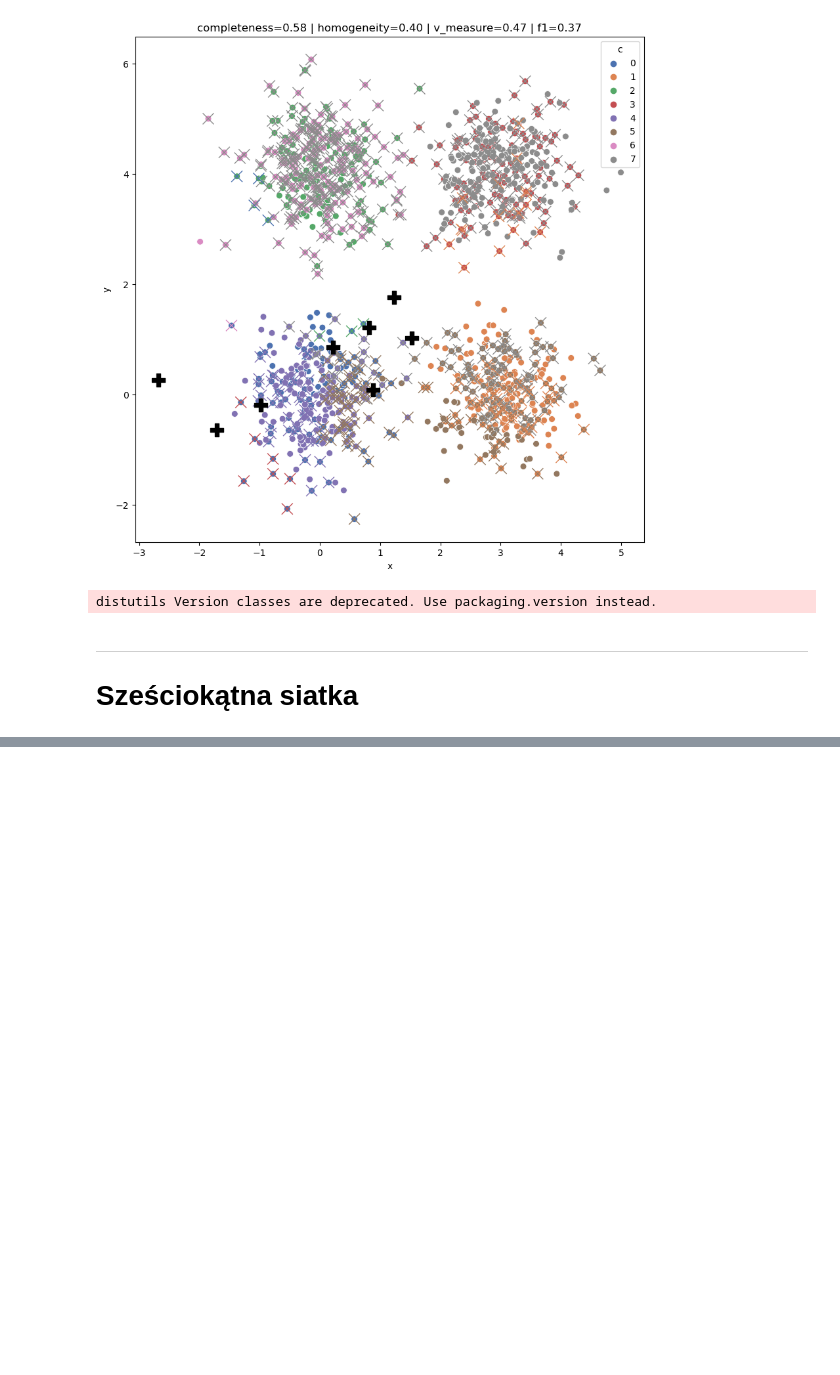
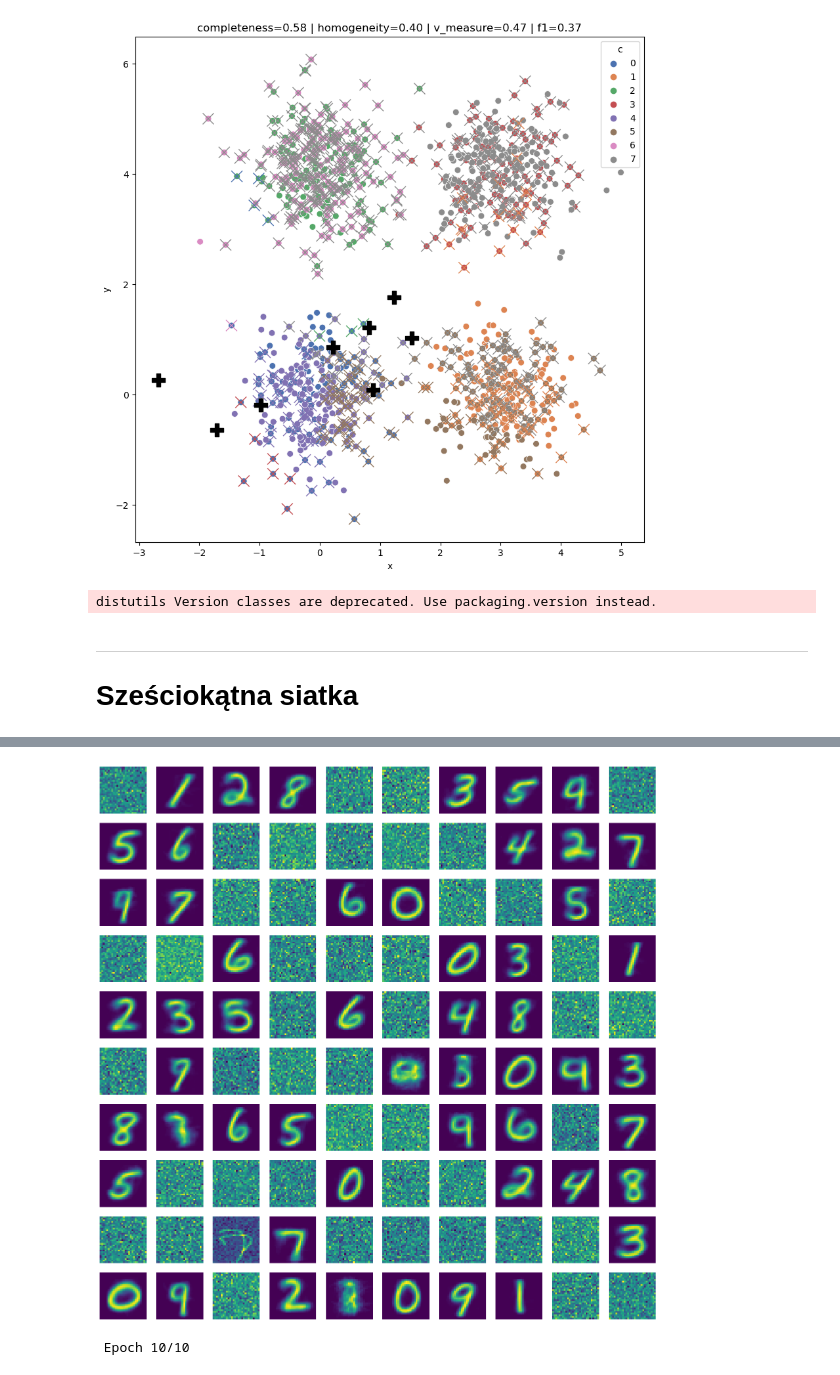
Before and after one commit to skowronskid/Computational-Analysis-Methods, a Jupyter notebook: SOM/som_experiments.ipynb, the cells around one changed output, grey strips where cells are left out. Cells and saved outputs as stored; diff of their text form; code cells hidden in the pictures; blank space fills up the shorter version.

```diff
--- a/SOM/som_experiments.ipynb
+++ b/SOM/som_experiments.ipynb
@@ -320,0 +429,12 @@ plot_clusters_2D(som,df)
+# %%
+fig, axs = plt.subplots(10, 10, figsize=(20, 20))
+axs = axs.flatten()
+
+
+
+
+for i, ax in enumerate(axs):
+    ax.imshow(np.asarray(tmp[i]).reshape(28,28))
+    ax.axis('off')
+# %% [output]
+[figure, added]
@@ -320,0 +443,4 @@ plot_clusters_2D(som,df)
+# %%
+som4.train(X, epochs=10, neighborhood_function=gaussian, learning_rate=0.05, sigma=0.1, learning_rate_decay=10,verbose=True)
+# %% [output]
+ Epoch 10/10
```
Also changed, not shown: parts of 26 cells of this notebook.
